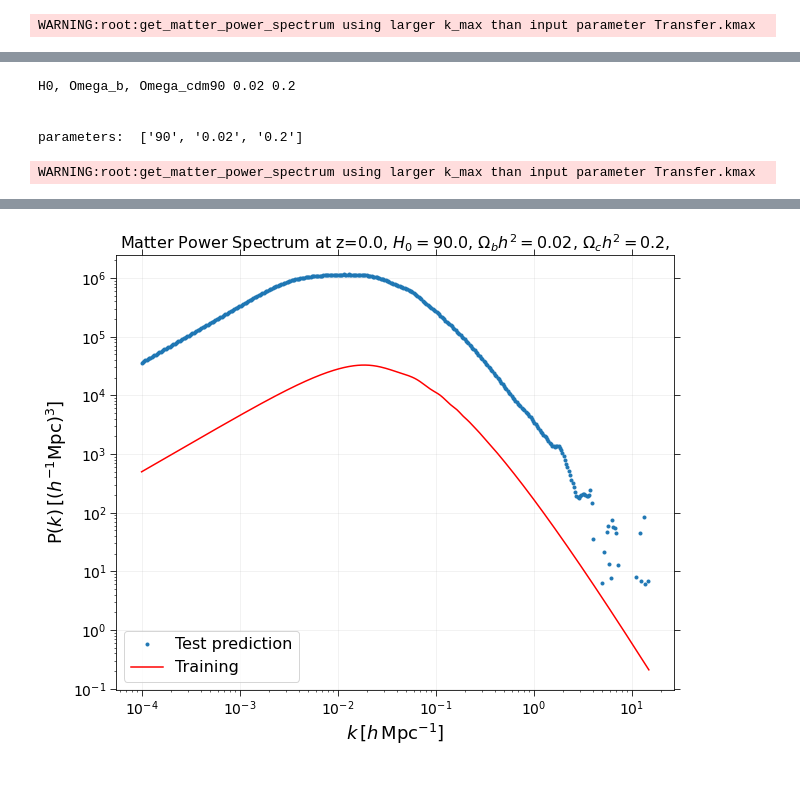
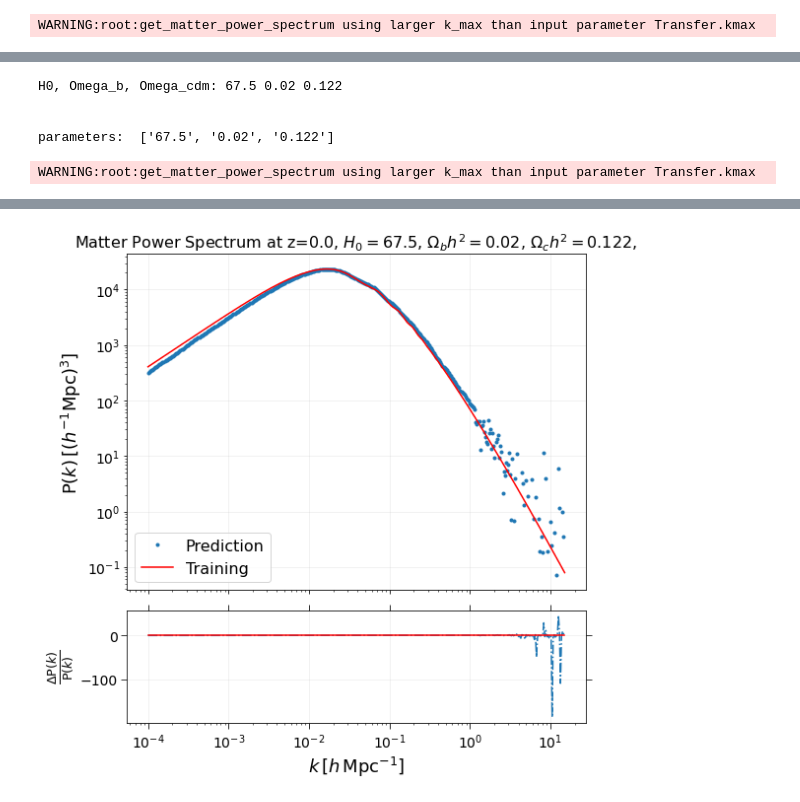
Before and after one commit to MSN64/Cosmo_Internship, a Jupyter notebook: EMULATOR_Internship_Main_3dim.ipynb, the cells around one changed output, grey strips where cells are left out. Saved outputs shown, nothing was run; the diff lists cells and outputs as text; code cells hidden in the pictures.

```diff
--- a/EMULATOR_Internship_Main_3dim.ipynb
+++ b/EMULATOR_Internship_Main_3dim.ipynb
@@ -329,7 +353,7 @@ print( input_data)                                                         #500x
 # Storing the fit object for later reference
 
 # Split the data into training and testing sets:
-X_train, X_test, y_train, y_test = train_test_split(input_data, output_data, test_size=0.3, random_state=42)
+X_train, X_test, y_train, y_test = train_test_split(input_data, output_data, test_size=0.2, random_state=42)
 print(np.shape(X_train))    # 350x3
 print(X_train.shape[1])     # 3
 # %% [output]
@@ -398,15 +425,23 @@ tf_model.add(Dense(units=32, input_dim=X_train1.shape[1], kernel_initializer='no
 # Defining the Second layer of the model
 tf_model.add(Dense(units=32, kernel_initializer='normal', activation='relu'))
 
+# Defining the Third layer of the model
+tf_model.add(Dense(units=32, kernel_initializer='normal', activation='relu'))
+
+# Defining the fourth layer of the model
+#tf_model.add(Dense(units=32, kernel_initializer='normal', activation='relu'))
+
 # The output neuron is a single fully connected node
 # Since we will be predicting a single number
 tf_model.add(Dense(400, kernel_initializer='normal'))
 
+opt = keras.optimizers.Adam(learning_rate=0.1)
+
 # Compiling the model
-tf_model.compile(loss='mean_squared_error', optimizer='adam')
+tf_model.compile(loss='mean_squared_error', optimizer=opt)
 
 # Fitting the ANN to the Training set
-tf_model.fit(X_train1, y_train, batch_size = 20, epochs = 100, verbose=2)
+tf_model.fit(X_train1, y_train, batch_size = 25, epochs = 200, verbose=2)
 
 # Mean absolute percentage error
 MAPE = np.mean(np.abs((y_test - tf_model.predict(X_test1))/y_test))*100
@@ -465,7 +500,7 @@ a = tf_model.predict(a)
 #Define func:
 
 def calc_cosmo():
-    input_cosmo_val = input('H0, Omega_b, Omega_cdm')
+    input_cosmo_val = input('H0, Omega_b, Omega_cdm: ')
     print("\n")
     user_list = input_cosmo_val.split()
     # print list
@@ -475,8 +510,6 @@ def calc_cosmo():
     for i in range(len(user_list)):
         # convert each item to int type
         user_list[i] = float(user_list[i])
-
-
 
 
     cosmo_arr = np.reshape(np.array(user_list),(1, 3))
@@ -497,52 +530,54 @@ def calc_cosmo():
         camb_kh, z, camb_pk = results.get_matter_power_spectrum(minkh=1e-4, maxkh=15, npoints=400)
         s8 = np.array(results.get_sigma8())
 
-
-#         plt.figure(figsize = (10,8))
-#         plt.loglog(camb_kh, camb_pk[0], 'r')
-#         #plt.plot(, r_array, 'ro')
-#         plt.title('Matter Power Spectrum at z=0.0')
-#         plt.rc('axes', labelsize=18)
-#         plt.rc('axes', titlesize=16)
-#         plt.rcParams['xtick.labelsize']=14
-#         plt.rcParams['ytick.labelsize']=14
-#         plt.xlabel(r'$k\,[h\,\mathrm{Mpc}^{-1}]$')
-#         plt.ylabel(r'$\mathrm{P}(k)\, [(h^{-1}\mathrm{Mpc})^{3}]$')
-#         #plt.legend(['linear'], loc='lower left', fontsize=14);
-#         plt.grid(alpha=0.2)
-#         plt.tick_params(top=True,right=True, length=6)
-#         plt.show()
-
         return camb_kh, camb_pk[0]
 
     generate_camb_ps = camb_cosmo2()
+#     temp = generate_camb_ps
 
+    print('H0:' , cosmo_arr[0][0], 'Omega_b:', cosmo_arr[0][1], 'Omega_c:', cosmo_arr[0][2])
+    #print(pred_pk)
 
-    print('H0:', cosmo_arr[0][0], 'Omega_b:', cosmo_arr[0][1], 'Omega_c:', cosmo_arr[0][2])
-    print(pred_pk)
-
-    plt.figure(figsize = (10,8))
-    plt.loglog(generate_camb_ps[0], pred_pk[0], "C0.")                   # blue line: prediction
+    fig, ax = plt.subplots(2,1, sharex=True, figsize = (8,8), gridspec_kw={'height_ratios': [3, 1]})
+    ax[0].loglog(generate_camb_ps[0], pred_pk[0], "C0.")
     #plt.loglog(X_test, y_test, "C1d")
-    plt.loglog(generate_camb_ps[0], generate_camb_ps[1], 'r')            # : P.S computed by CAMB (original)
-    plt.title('Matter Power Spectrum at z=0.0, $H_{0} = %0.5s$, ' %cosmo_arr[0][0] + '$\Omega_{b}h^{2} = %0.6s$, ' %cosmo_arr[0][1] + '$\Omega_{c}h^{2} = %0.6s$, ' %cosmo_arr[0][2])
+    ax[0].loglog(generate_camb_ps[0], generate_camb_ps[1], 'r')
+    ax[0].set_title('Matter Power Spectrum at z=0.0, $H_{0} = %0.5s$, ' %cosmo_arr[0][0] + '$\Omega_{b}h^{2} = %0.6s$, ' %cosmo_arr[0][1] + '$\Omega_{c}h^{2} = %0.6s$, ' %cosmo_arr[0][2])
     plt.rc('axes', labelsize=18)
     plt.rc('axes', titlesize=16)
     plt.rcParams['xtick.labelsize']=14
     plt.rcParams['ytick.labelsize']=14
     plt.xlabel(r'$k\,[h\,\mathrm{Mpc}^{-1}]$')
-    plt.ylabel(r'$\mathrm{P}(k)\, [(h^{-1}\mathrm{Mpc})^{3}]$')
-    plt.legend(['Test prediction', 'Training'], loc='lower left', fontsize=16);
-    plt.grid(alpha=0.2)
+    ax[0].set_ylabel(r'$\mathrm{P}(k)\, [(h^{-1}\mathrm{Mpc})^{3}]$')
+    ax[0].legend(['Prediction', 'Training'], loc='lower left', fontsize=16);
+    ax[0].grid(alpha=0.2)
+    ax[1].grid(alpha=0.2)
     plt.tick_params(top=True,right=True, length=6)
+
+#     #pred_pk needs to be sorted:
+#     zipped_lists = zip(temp, pred_pk)
+#     sorted_pairs = sorted(zipped_lists)
+
+#     tuples = zip(*sorted_pairs)
+#     temp, pred_pk = [list(tuple) for tuple in  tuples]
+#     temp = np.array(temp)
+#     pred_pk = np.array(pred_pk)
+
+    #residual plot
+    ax[1].set_ylabel(r'$\frac{\Delta \mathrm{P}(k)}{\mathrm{P}(k)}$')
+    ax[1].loglog(generate_camb_ps[0], ((pred_pk[0]-generate_camb_ps[1])/generate_camb_ps[1]), 'C0', linestyle="dashdot")
+    ax[1].loglog(generate_camb_ps[0], ((generate_camb_ps[1]-generate_camb_ps[1])/generate_camb_ps[1]), 'r')
+    ax[1].set_yscale('linear')
+    fig.tight_layout()
+    #plt.savefig('power_spectrum_H0.pdf')
     plt.show()
 
 
 
 Generate = calc_cosmo()
 # %% [output]
-H0, Omega_b, Omega_cdm90 0.02 0.2
+H0, Omega_b, Omega_cdm: 67.5 0.02 0.122
 
 
-parameters:  ['90', '0.02', '0.2']
+parameters:  ['67.5', '0.02', '0.122']
 WARNING:root:get_matter_power_spectrum using larger k_max than input parameter Transfer.kmax
@@ -566 +585 @@ H0: 90.0 Omega_b: 0.02 Omega_c: 0.2
-[figure, old version]
+[figure, new version]
```
Also changed, not shown: parts of 21 cells of this notebook.
